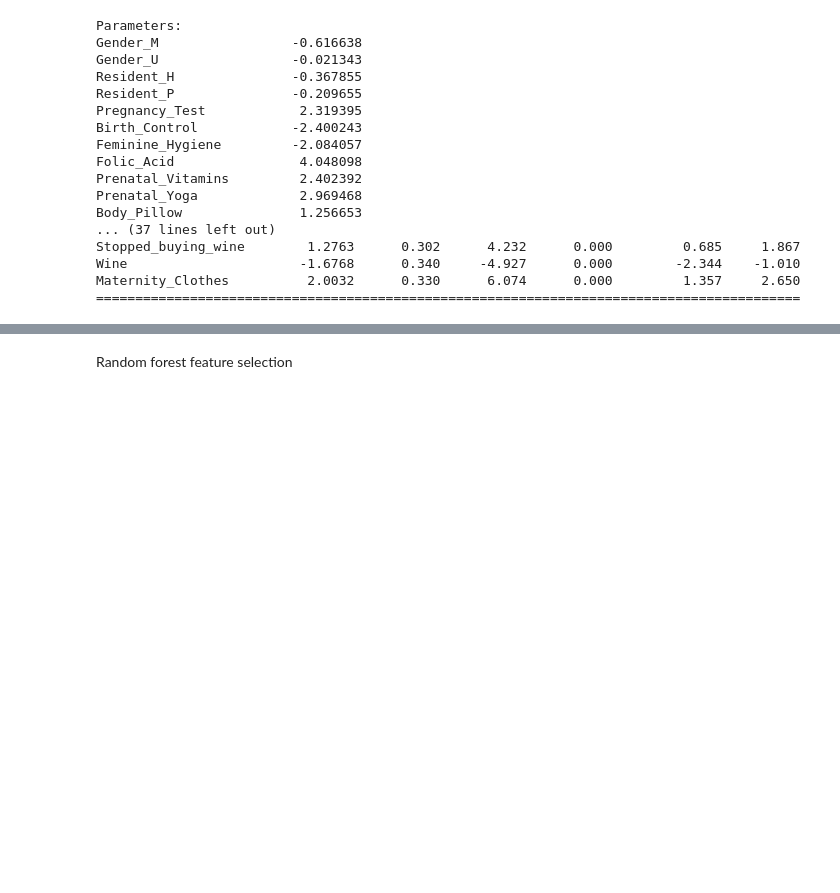
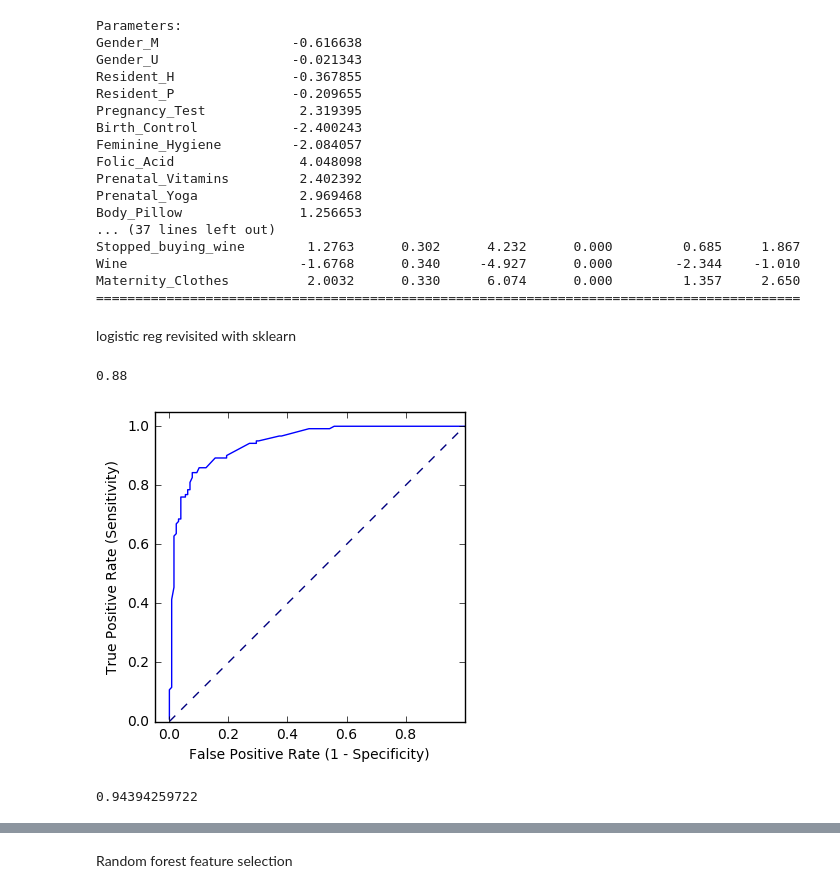
Before and after one commit to craigrshenton/craigrshenton.github.io, a Jupyter notebook: notebooks/notebook6.ipynb, the cells around one changed output, grey strips where cells are left out. Cells and saved outputs as stored; diff of their text form; code cells hidden in the pictures; blank space fills up the shorter version.

Commit message:
fix_plot

```diff
--- a/notebooks/notebook6.ipynb
+++ b/notebooks/notebook6.ipynb
@@ -99,3 +99,50 @@ Stopped_buying_wine        1.2763      0.302      4.232      0.000         0.685
 Wine                      -1.6768      0.340     -4.927      0.000        -2.344    -1.010
 Maternity_Clothes          2.0032      0.330      6.074      0.000         1.357     2.650
 ==========================================================================================
+# %% [markdown]
+logistic reg revisited with sklearn
+# %%
+# define X and y
+X = data[train_cols]
+y = df_accounts['Pregnant']
+
+# train/test split
+from sklearn.cross_validation import train_test_split
+X_train, X_test, y_train, y_test = train_test_split(X, y, random_state=1)
+
+# train a logistic regression model
+from sklearn.linear_model import LogisticRegression
+logreg = LogisticRegression(C=1e9)
+logreg.fit(X_train, y_train)
+
+# make predictions for testing set
+y_pred_class = logreg.predict(X_test)
+
+# calculate testing accuracy
+from sklearn import metrics
+print(metrics.accuracy_score(y_test, y_pred_class))
+# %% [output]
+0.88
+# %%
+# predict probability of survival
+y_pred_prob = logreg.predict_proba(X_test)[:, 1]
+
+import matplotlib.pyplot as plt
+
+# plot ROC curve
+fpr, tpr, thresholds = metrics.roc_curve(y_test, y_pred_prob)
+plt.plot(fpr, tpr)
+plt.plot([0, 1], [0, 1], color='navy', linestyle='--')
+plt.xlim([-0.05, 1.0])
+plt.ylim([0.0, 1.05])
+plt.gca().set_aspect('equal', adjustable='box')
+plt.xlabel('False Positive Rate (1 - Specificity)')
+plt.ylabel('True Positive Rate (Sensitivity)')
+plt.show()
+# %% [output]
+[figure, added]
+# %%
+# calculate AUC
+print(metrics.roc_auc_score(y_test, y_pred_prob))
+# %% [output]
+0.94394259722
```
Also changed, not shown: parts of 2 cells of this notebook, 5 other files.
